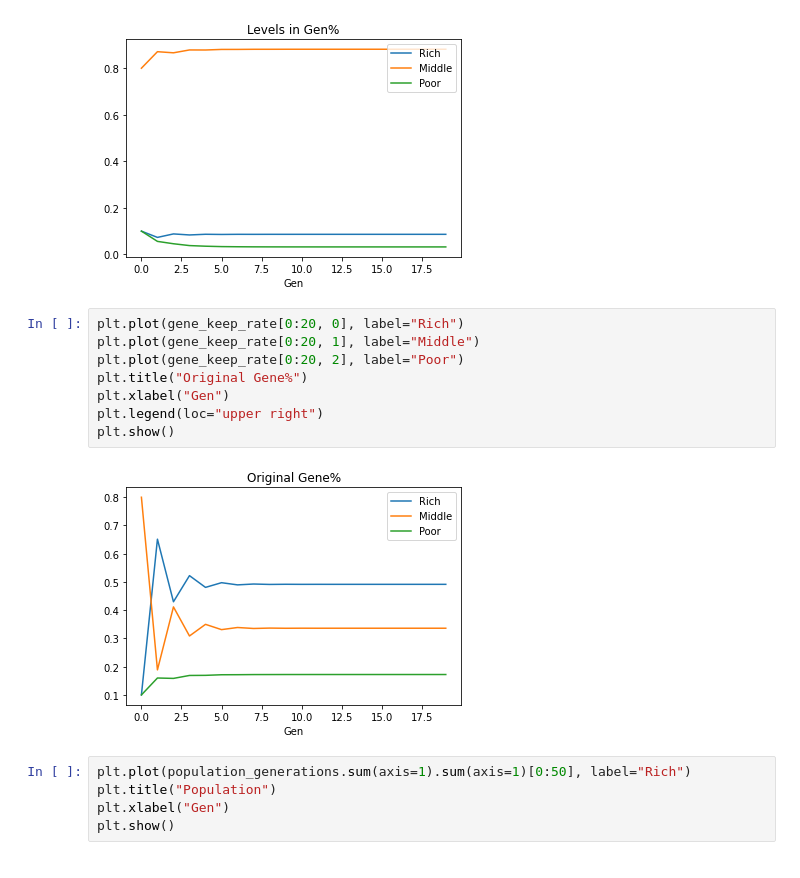
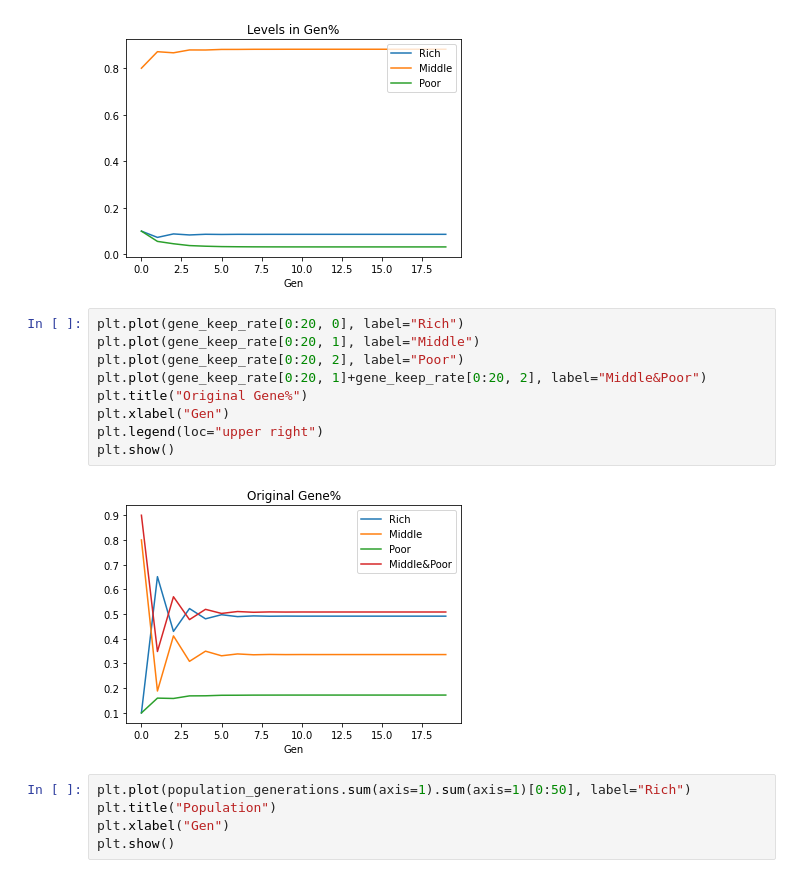
Before and after one commit to SalHe/gene-society, a Jupyter notebook: society.ipynb, the cells around one changed output. Cells and saved outputs as stored; diff of their text form.

```diff
--- a/society.ipynb
+++ b/society.ipynb
@@ -177,13 +177,14 @@ plt.legend(loc="upper right")
 # %%
 plt.plot(gene_keep_rate[0:20, 0], label="Rich")
 plt.plot(gene_keep_rate[0:20, 1], label="Middle")
 plt.plot(gene_keep_rate[0:20, 2], label="Poor")
+plt.plot(gene_keep_rate[0:20, 1]+gene_keep_rate[0:20, 2], label="Middle&Poor")
 plt.title("Original Gene%")
 plt.xlabel("Gen")
 plt.legend(loc="upper right")
 plt.show()
 # %% [output]
-[figure, old version]
+[figure, new version]
 # %%
 plt.plot(population_generations.sum(axis=1).sum(axis=1)[0:50], label="Rich")
 plt.title("Population")
```
